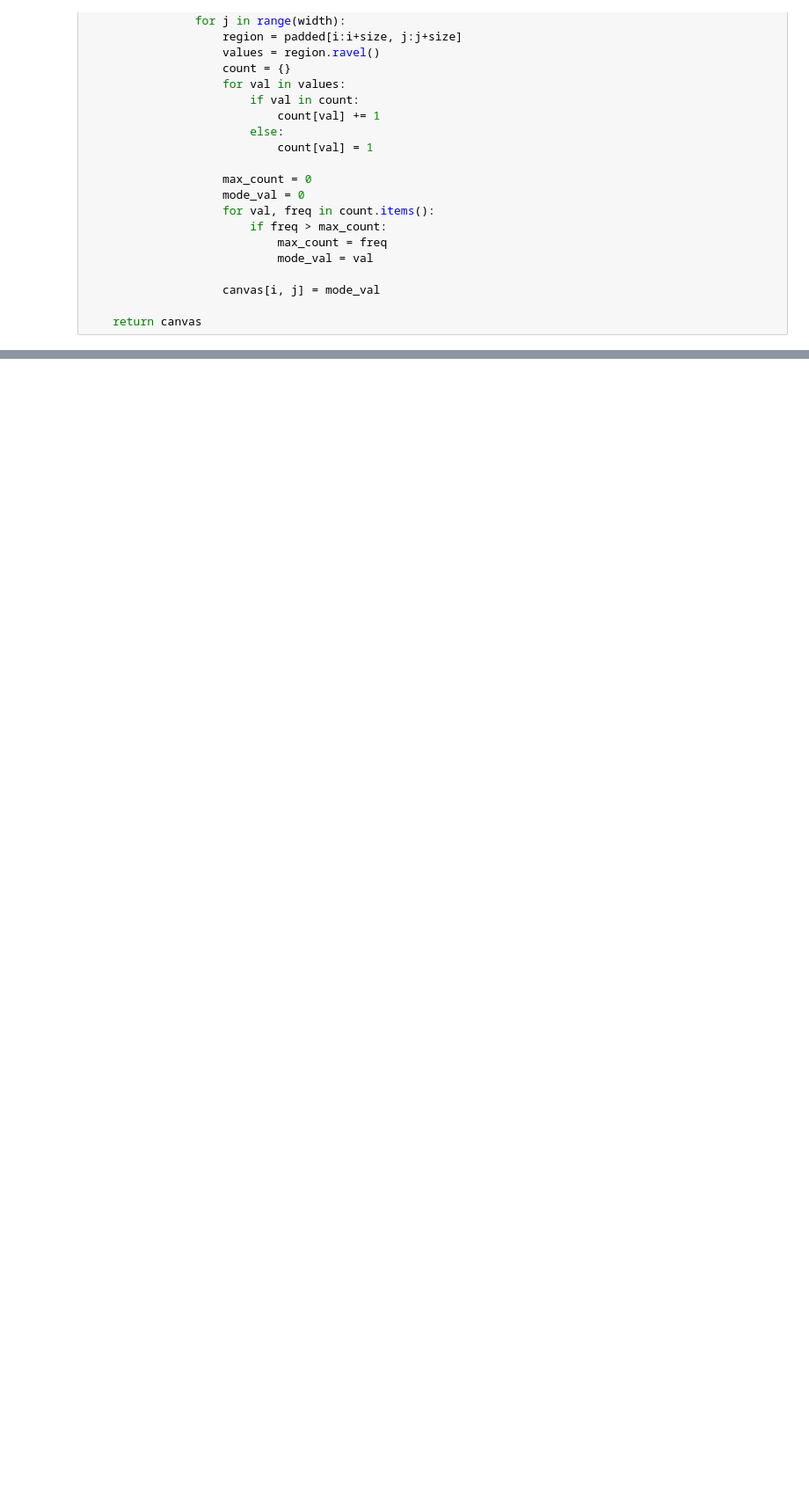
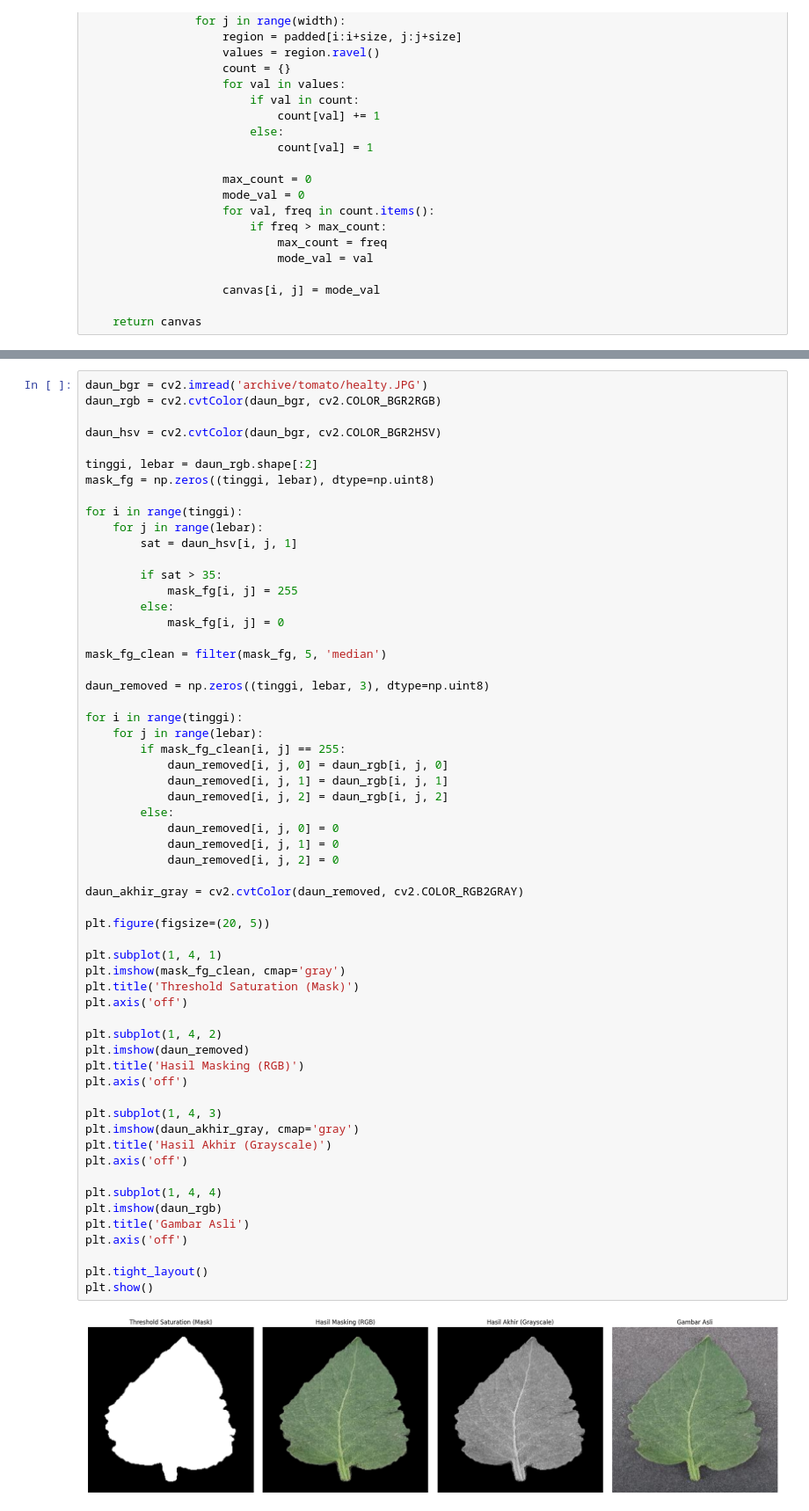
Before and after one commit to nadinmufidaaa/PCD-LETSGOWW, a Jupyter notebook: removebg tanpa penyakit.ipynb, the cells around one changed output, grey strips where cells are left out. Shown at 88% size. Saved outputs shown, nothing was run; the diff lists cells and outputs as text; blank space fills up the shorter version.

```diff
--- a/removebg tanpa penyakit.ipynb
+++ b/removebg tanpa penyakit.ipynb
@@ -176,0 +170,61 @@ plt.show()
+# %%
+daun_bgr = cv2.imread('archive/tomato/healty.JPG')
+daun_rgb = cv2.cvtColor(daun_bgr, cv2.COLOR_BGR2RGB)
+
+daun_hsv = cv2.cvtColor(daun_bgr, cv2.COLOR_BGR2HSV)
+
+tinggi, lebar = daun_rgb.shape[:2]
+mask_fg = np.zeros((tinggi, lebar), dtype=np.uint8)
+
+for i in range(tinggi):
+    for j in range(lebar):
+        sat = daun_hsv[i, j, 1]
+
+        if sat > 35:
+            mask_fg[i, j] = 255
+        else:
+            mask_fg[i, j] = 0
+
+mask_fg_clean = filter(mask_fg, 5, 'median')
+
+daun_removed = np.zeros((tinggi, lebar, 3), dtype=np.uint8)
+
+for i in range(tinggi):
+    for j in range(lebar):
+        if mask_fg_clean[i, j] == 255:
+            daun_removed[i, j, 0] = daun_rgb[i, j, 0]
+            daun_removed[i, j, 1] = daun_rgb[i, j, 1]
+            daun_removed[i, j, 2] = daun_rgb[i, j, 2]
+        else:
+            daun_removed[i, j, 0] = 0
+            daun_removed[i, j, 1] = 0
+            daun_removed[i, j, 2] = 0
+
+daun_akhir_gray = cv2.cvtColor(daun_removed, cv2.COLOR_RGB2GRAY)
+
+plt.figure(figsize=(20, 5))
+
+plt.subplot(1, 4, 1)
+plt.imshow(mask_fg_clean, cmap='gray')
+plt.title('Threshold Saturation (Mask)')
+plt.axis('off')
+
+plt.subplot(1, 4, 2)
+plt.imshow(daun_removed)
+plt.title('Hasil Masking (RGB)')
+plt.axis('off')
+
+plt.subplot(1, 4, 3)
+plt.imshow(daun_akhir_gray, cmap='gray')
+plt.title('Hasil Akhir (Grayscale)')
+plt.axis('off')
+
+plt.subplot(1, 4, 4)
+plt.imshow(daun_rgb)
+plt.title('Gambar Asli')
+plt.axis('off')
+
+plt.tight_layout()
+plt.show()
+# %% [output]
+[figure, added]
```
Also changed, not shown: parts of 3 cells of this notebook, 5 other files.
